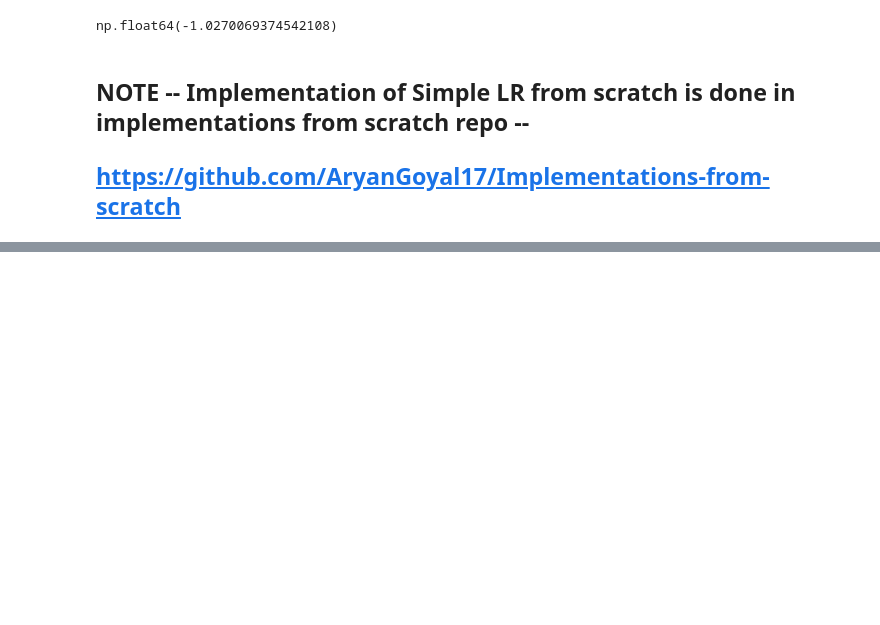
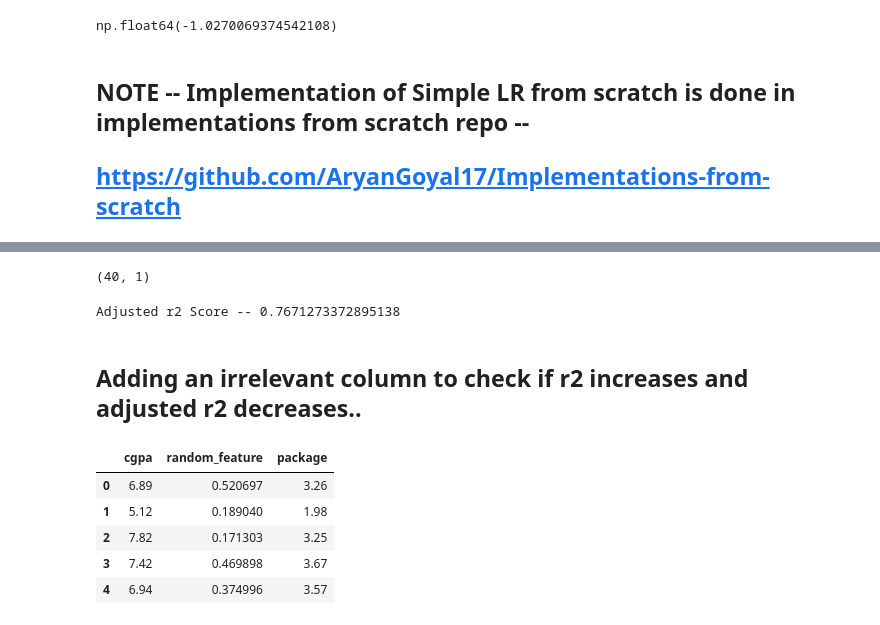
Before and after one commit to AryanGoyal17/Classical-ML_Models, a Jupyter notebook: Linear Regression/Simple Linear Regression/01_code_example.ipynb, the cells around one changed output, grey strips where cells are left out. Drawn from its saved outputs; the diff is of its cells as text; code cells hidden in the pictures; blank space fills up the shorter version.

```diff
--- a/Linear Regression/Simple Linear Regression/01_code_example.ipynb
+++ b/Linear Regression/Simple Linear Regression/01_code_example.ipynb
@@ -109,0 +139,27 @@ np.float64(-1.0270069374542108)
+# %%
+X_test.shape
+# %% [output]
+(40, 1)
+# %%
+# Finding Adjusted r2 score
+r2 = r2_score(y_test, y_pred)
+
+adj_r2_score = 1 - ((1-r2)*(40 - 1) / (40-1-1))
+print(f"Adjusted r2 Score -- {adj_r2_score}")
+# %% [output]
+Adjusted r2 Score -- 0.7671273372895138
+# %% [markdown]
+## Adding an irrelevant column to check if r2 increases and adjusted r2 decreases..
+# %%
+new_df1 = df.copy()
+new_df1['random_feature'] = np.random.random(200)
+
+new_df1 = new_df1[['cgpa','random_feature','package']]
+new_df1.head()
+# %% [output]
+|  | cgpa | random_feature | package |
+| 0 | 6.89 | 0.520697 | 3.26 |
+| 1 | 5.12 | 0.189040 | 1.98 |
+| 2 | 7.82 | 0.171303 | 3.25 |
+| 3 | 7.42 | 0.469898 | 3.67 |
+| 4 | 6.94 | 0.374996 | 3.57 |
```
Also changed, not shown: parts of 22 cells of this notebook.
